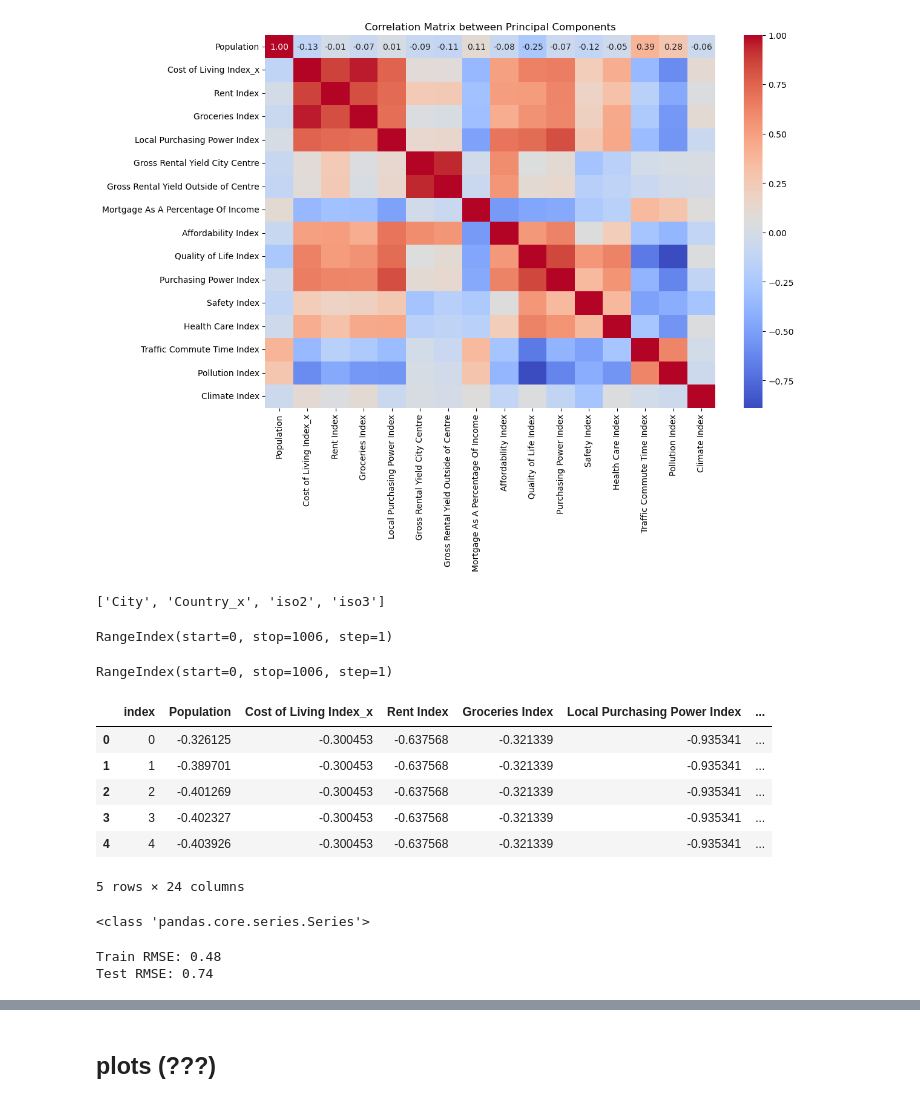
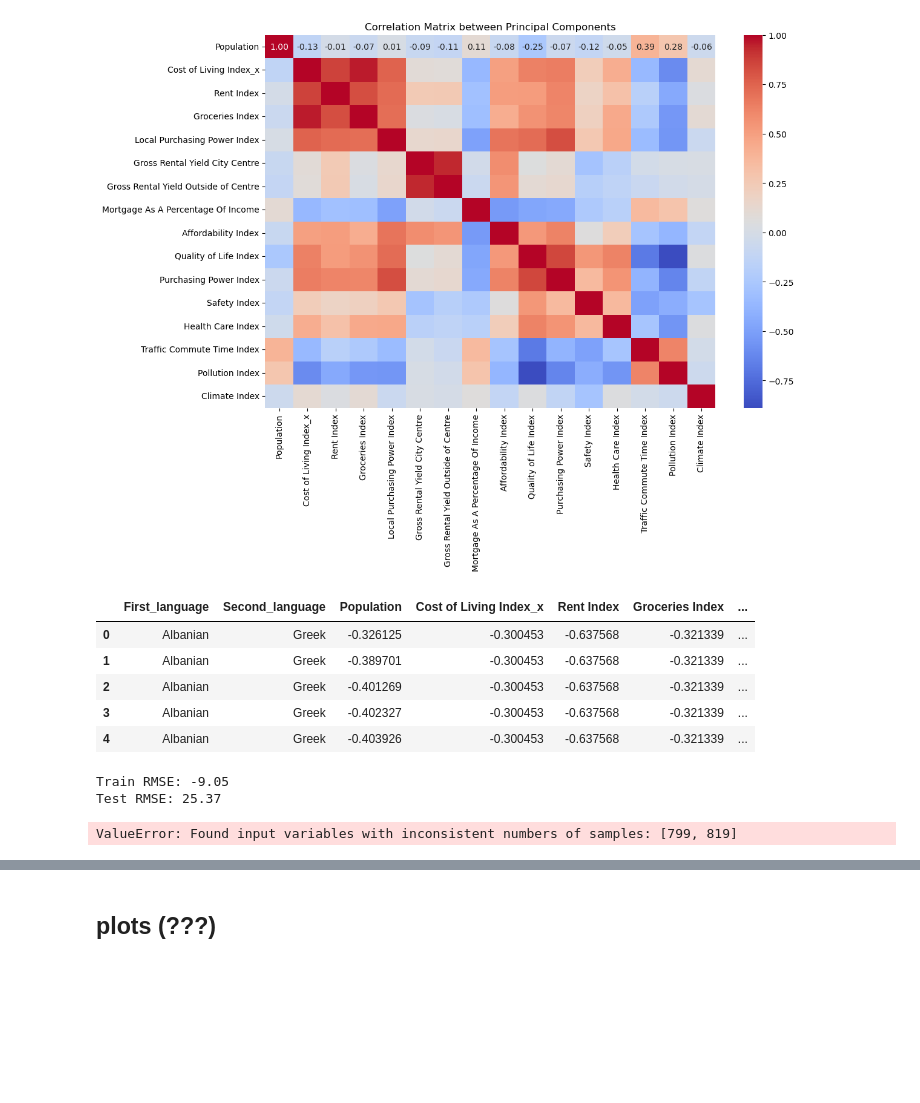
Before and after one commit to ronmaccms/DE_Team, a Jupyter notebook: 05_data_eng_cities_kpis.ipynb, the cells around one changed output, grey strips where cells are left out. Cells and saved outputs as stored; diff of their text form; code cells hidden in the pictures; blank space fills up the shorter version.

```diff
--- a/05_data_eng_cities_kpis.ipynb
+++ b/05_data_eng_cities_kpis.ipynb
@@ -175,6 +159,8 @@ all_cities_kpi[0]
 # %%
+# Define datasets
 kpis_clean = all_cities_kpi[0]
 kpis_initial = all_cities_kpi[1]
+cities_missing_data = all_cities_kpi[2]
 # %%
 # drop columns 1
 
@@ -393,10 +250,10 @@ initial_cities_kpi= filtered_df_01
 combined_df = pd.concat([clean_appended_cities_kpi, initial_cities_kpi])
 
 # Sort the combined dataframe by 'Country' and 'Population'
-sorted_combined_df = combined_df.sort_values(by=['Country_x', 'Population'], ascending=[True, False])
+migration_database = combined_df.sort_values(by=['Country_x', 'Population'], ascending=[True, False])
 
 # Display the sorted combined dataframe
-sorted_combined_df.head()
+migration_database.head()
 # %% [output]
 |  | City | Country_x | Lat | Lng | iso2 | iso3 | Population | ID | Cost of Living Index_x | ... |
 | 35242 | Tirana | Albania | 41.3289 | 19.8178 | AL | ALB | 418495.0 | 1.008162e+09 | 44.6 | ... |
@@ -407,0 +264,16 @@ sorted_combined_df.head()
+# %%
+#add language variable and net migration per city
+cities_missing_data.drop(columns=["City"], inplace= True)
+
+# Assuming cities_missing_data and sorted_combined_df are your DataFrames
+
+# Reset the index of both DataFrames before concatenating
+migration_database.reset_index(drop=True, inplace=True)
+cities_missing_data.reset_index(drop=True, inplace=True)
+
+# Concatenate based on matching values in the "City" column
+migration_database = pd.concat([migration_database, cities_missing_data], axis=1)
+migration_database.drop(columns=["Net migration (thousands)"], inplace= True)
+
+# Now, result contains the concatenated DataFrame
+migration_database.head()
@@ -489,5 +326,2 @@ Name: City, Length: 1006, dtype: object>
 # %% [markdown]
 ## PCA
-# %%
-migration_database = sorted_combined_df.copy()
-migration_database.head()
@@ -564,39 +368,26 @@ plt.title('Correlation Matrix between Principal Components')
 plt.show()
 # %% [output]
 [figure]
-# %%
-[col for col in migration_database if migration_database[col].dtype==object]
-# %% [output]
-['City', 'Country_x', 'iso2', 'iso3']
-# %%
-final_numerical.index
-# %% [output]
-RangeIndex(start=0, stop=1006, step=1)
-# %%
-final_categorical.index
-# %% [output]
-RangeIndex(start=0, stop=1006, step=1)
 # %%
 # Numerical Data
+final_numerical = pd.DataFrame(data_scaled, columns=numerical_columns).reset_index()
+final_numerical.drop(columns=['index'] ,inplace=True)
 
-final_numerical = pd.DataFrame(data_scaled, columns=numerical_columns).reset_index()
 # final_numerical.head()
 
-final_categorical = migration_database[[col for col in migration_database if migration_database[col].dtype==object]].copy().reset_index()
+final_categorical = migration_database[['First_language','Second_language']].copy().reset_index()
+final_categorical.drop(columns=['index'] ,inplace=True)
+
 # final_categorical.head()
 
 # join datafeames
-final_modelling = pd.concat([final_numerical,final_categorical,migration_database['Net migration (thousands)'].reset_index()], axis=1)
+final_modelling = pd.concat([final_categorical,final_numerical,migration_database['Net_migration'].reset_index()], axis=1)
+final_modelling.drop(columns=['index'] ,inplace=True)
 final_modelling.head()
 # %% [output]
-|  | index | Population | Cost of Living Index_x | Rent Index | Groceries Index | Local Purchasing Power Index | ... |
-| 0 | 0 | -0.326125 | -0.300453 | -0.637568 | -0.321339 | -0.935341 | ... |
-| 1 | 1 | -0.389701 | -0.300453 | -0.637568 | -0.321339 | -0.935341 | ... |
-| 2 | 2 | -0.401269 | -0.300453 | -0.637568 | -0.321339 | -0.935341 | ... |
-| 3 | 3 | -0.402327 | -0.300453 | -0.637568 | -0.321339 | -0.935341 | ... |
-| 4 | 4 | -0.403926 | -0.300453 | -0.637568 | -0.321339 | -0.935341 | ... |
+|  | First_language | Second_language | Population | Cost of Living Index_x | Rent Index | Groceries Index | ... |
+| 0 | Albanian | Greek | -0.326125 | -0.300453 | -0.637568 | -0.321339 | ... |
+| 1 | Albanian | Greek | -0.389701 | -0.300453 | -0.637568 | -0.321339 | ... |
+| 2 | Albanian | Greek | -0.401269 | -0.300453 | -0.637568 | -0.321339 | ... |
+| 3 | Albanian | Greek | -0.402327 | -0.300453 | -0.637568 | -0.321339 | ... |
+| 4 | Albanian | Greek | -0.403926 | -0.300453 | -0.637568 | -0.321339 | ... |
-5 rows × 24 columns
-# %%
-print(type(final_modelling["Net migration (thousands)"]))
-# %% [output]
-<class 'pandas.core.series.Series'>
@@ -633,6 +417,6 @@ rad_av_test = np.average(y_test)
 # %%
 # Initialize the model
-model = RandomForestRegressor(n_estimators=100, random_state=42)
+model = RandomForestRegressor(n_estimators=50, random_state=42)
 
 # Train the model
 model.fit(X_train, y_train)
@@ -642,11 +426,15 @@ predictions_train = model.predict(X_train)
 predictions_test = model.predict(X_test)
 
 # Evaluate the model
-train_rmse = mean_squared_error(y_train, predictions_train, squared=False)/rad_av_train
-test_rmse = mean_squared_error(y_test, predictions_test, squared=False)/rad_av_test
+train_rmse = mean_squared_error(y_train, predictions_train, squared=False)/av_train
+test_rmse = mean_squared_error(y_test, predictions_test, squared=False)/av_test
 
 print(f"Train RMSE: {train_rmse:.2f}")
 print(f"Test RMSE: {test_rmse:.2f}")
 # %% [output]
-Train RMSE: 0.48
-Test RMSE: 0.74
+Train RMSE: -9.05
+Test RMSE: 25.37
+# %%
+mean_squared_error(y_train, predictions_train, squared=False)
+# %% [output]
+ValueError: Found input variables with inconsistent numbers of samples: [799, 819]
```
Also changed, not shown: parts of 38 cells of this notebook, 3 other files.
